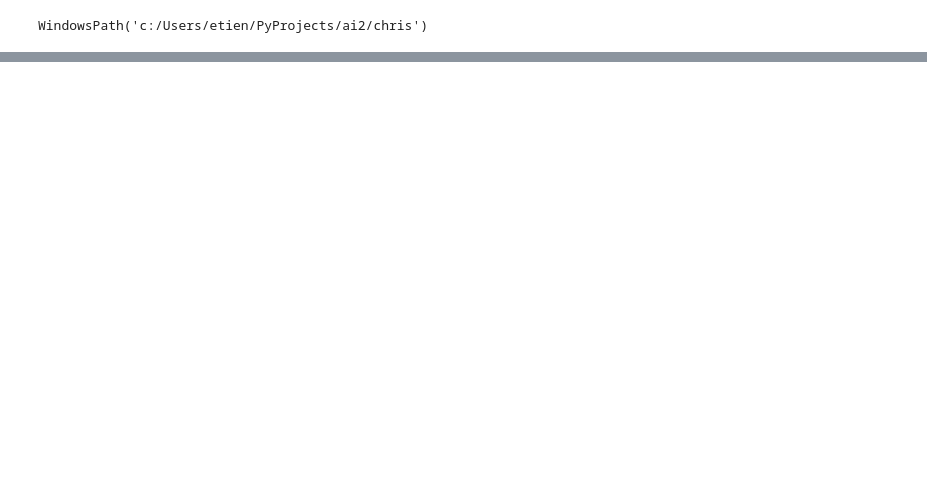
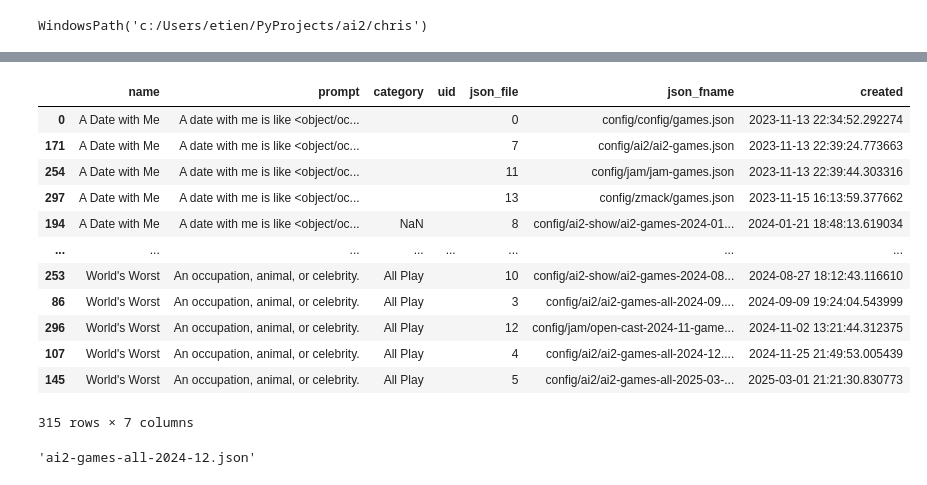
Before and after one commit to vtecftwy/improv_randomizer, a Jupyter notebook: nbs/WIP.03_organize_game_json.ipynb, the cells around one changed output, grey strips where cells are left out. Saved outputs shown, nothing was run; the diff lists cells and outputs as text; code cells hidden in the pictures; blank space fills up the shorter version.

```diff
--- a/nbs/WIP.03_organize_game_json.ipynb
+++ b/nbs/WIP.03_organize_game_json.ipynb
@@ -200,0 +137,6 @@ WindowsPath('c:/Users/etien/PyProjects/ai2/chris/config/ai2/ai2-games-all-2024-0
+# %%
+json_set = json_files
+
+for i, p in enumerate(json_set):
+    print(f"{i:2d}. Sorting {p.absolute()}")
+    sort_json_by_game_names(p)
@@ -200,0 +163,9 @@ WindowsPath('c:/Users/etien/PyProjects/ai2/chris/config/ai2/ai2-games-all-2024-0
+# %%
+game_set = set()
+for f in json_files:
+    with open(f,'r') as fh:
+        d = json.load(fh)
+        game_set = game_set.union(set(g['name'] for g in d.values() ))
+
+for i, gname in enumerate(sorted(list(game_set))):
+    print(f"{i:2d}: {gname}")
@@ -200,0 +208,7 @@ WindowsPath('c:/Users/etien/PyProjects/ai2/chris/config/ai2/ai2-games-all-2024-0
+# %%
+p2refjson = root / 'config/ai2/ai2-games-all-2024-12.json'
+with open(p2refjson, 'r') as fp:
+    ref_games = json.load(fp)
+
+columns = ['json_file', 'json_fname', 'game_key', 'created'] + list(ref_games['1'].keys())
+print(columns)
@@ -200,0 +243,14 @@ WindowsPath('c:/Users/etien/PyProjects/ai2/chris/config/ai2/ai2-games-all-2024-0
+# %%
+import pandas as pd
+
+df = pd.DataFrame(columns=columns)
+for i, p in enumerate(json_files):
+    print(f"{i:02d}: Handling {p.absolute()}")
+    with open(p, 'r') as fp:
+        games = json.load(fp)
+    for k, v in games.items():
+        cols = ['json_file', 'json_fname', 'game_key', 'created'] + list(v.keys())
+        # values = [str(p.absolute()), k] + list(v.values())
+        values = [i, f"config/{p.parent.name}/{p.name}", k, datetime.fromtimestamp(p.stat().st_ctime)] + list(v.values())
+        row = pd.DataFrame([values], columns=cols, index=[0])
+        df = pd.concat([df, row], ignore_index=True)
@@ -200,0 +279,22 @@ WindowsPath('c:/Users/etien/PyProjects/ai2/chris/config/ai2/ai2-games-all-2024-0
+# %%
+coi = ['name', 'prompt', 'category', 'uid','json_file', 'json_fname', 'created']
+df[coi].sort_values(by=['name', 'created'], ascending=True)
+# %% [output]
+|  | name | prompt | category | uid | json_file | json_fname | created |
+| 0 | A Date with Me | A date with me is like <object/oc... |  |  | 0 | config/config/games.json | 2023-11-13 22:34:52.292274 |
+| 171 | A Date with Me | A date with me is like <object/oc... |  |  | 7 | config/ai2/ai2-games.json | 2023-11-13 22:39:24.773663 |
+| 254 | A Date with Me | A date with me is like <object/oc... |  |  | 11 | config/jam/jam-games.json | 2023-11-13 22:39:44.303316 |
+| 297 | A Date with Me | A date with me is like <object/oc... |  |  | 13 | config/zmack/games.json | 2023-11-15 16:13:59.377662 |
+| 194 | A Date with Me | A date with me is like <object/oc... | NaN |  | 8 | config/ai2-show/ai2-games-2024-01... | 2024-01-21 18:48:13.619034 |
+| ... | ... | ... | ... | ... | ... | ... | ... |
+| 253 | World's Worst | An occupation, animal, or celebrity. | All Play |  | 10 | config/ai2-show/ai2-games-2024-08... | 2024-08-27 18:12:43.116610 |
+| 86 | World's Worst | An occupation, animal, or celebrity. | All Play |  | 3 | config/ai2/ai2-games-all-2024-09.... | 2024-09-09 19:24:04.543999 |
+| 296 | World's Worst | An occupation, animal, or celebrity. | All Play |  | 12 | config/jam/open-cast-2024-11-game... | 2024-11-02 13:21:44.312375 |
+| 107 | World's Worst | An occupation, animal, or celebrity. | All Play |  | 4 | config/ai2/ai2-games-all-2024-12.... | 2024-11-25 21:49:53.005439 |
+| 145 | World's Worst | An occupation, animal, or celebrity. | All Play |  | 5 | config/ai2/ai2-games-all-2025-03-... | 2025-03-01 21:21:30.830773 |
+315 rows × 7 columns
+# %%
+json_id = 4
+json_files[json_id].name
+# %% [output]
+'ai2-games-all-2024-12.json'
```
Also changed, not shown: parts of 49 cells of this notebook, 5 other files.
